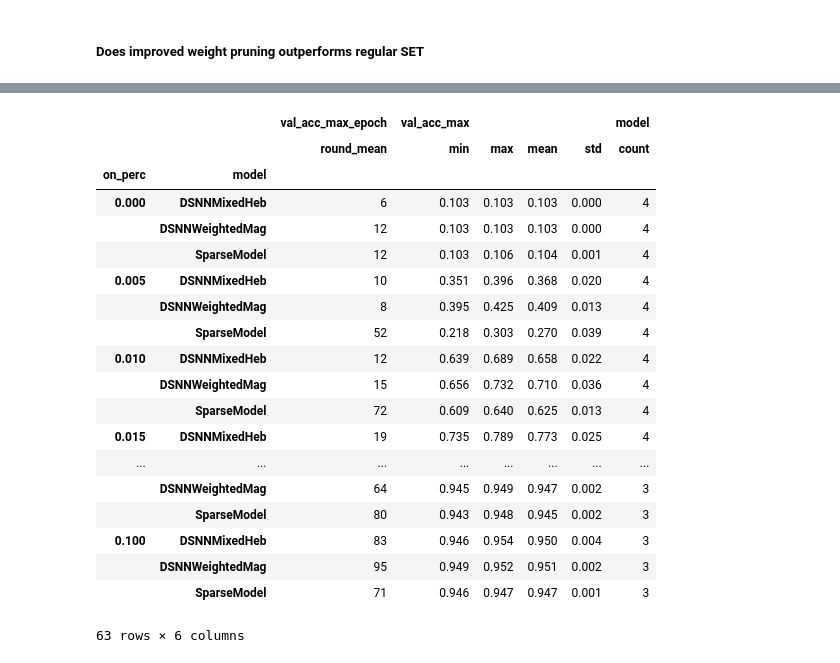
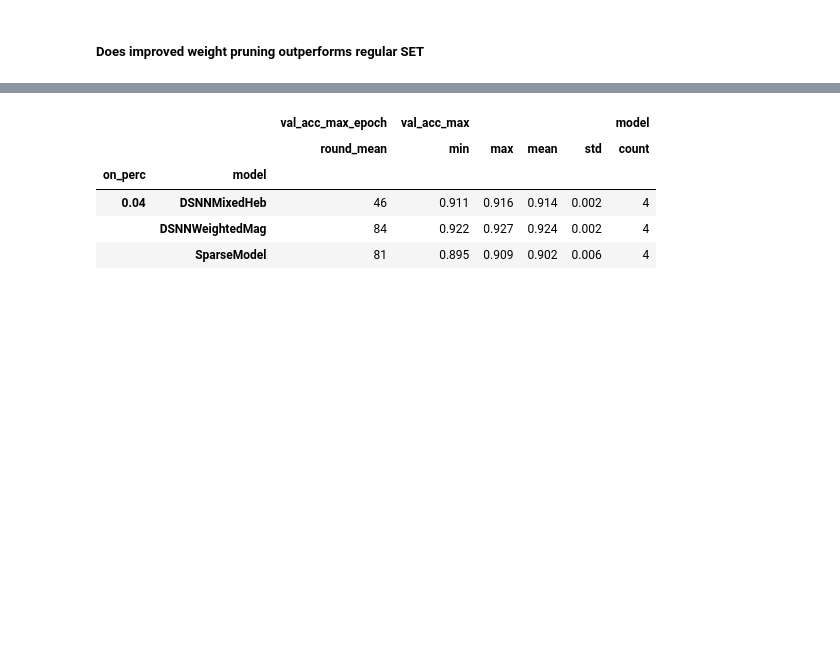
Before and after one commit to numenta/nupic.research, a Jupyter notebook: projects/dynamic_sparse/notebooks/ExperimentAnalysis-GSCSparser.ipynb, the cells around one changed output, grey strips where cells are left out. Cells and saved outputs as stored; diff of their text form; code cells hidden in the pictures; blank space fills up the shorter version.

```diff
--- a/projects/dynamic_sparse/notebooks/ExperimentAnalysis-GSCSparser.ipynb
+++ b/projects/dynamic_sparse/notebooks/ExperimentAnalysis-GSCSparser.ipynb
@@ -233,26 +234,12 @@ agg(['on_perc'])
 # %%
-agg(['on_perc', 'model'])
+agg(['on_perc', 'model'], df['on_perc'] == 0.04)
 # %% [output]
 |  |  | val_acc_max_epoch | val_acc_max |  |  |  | model |
 |  |  | round_mean | min | max | mean | std | count |
 | on_perc | model |  |  |  |  |  |  |
-| 0.000 | DSNNMixedHeb | 6 | 0.103 | 0.103 | 0.103 | 0.000 | 4 |
-|  | DSNNWeightedMag | 12 | 0.103 | 0.103 | 0.103 | 0.000 | 4 |
-|  | SparseModel | 12 | 0.103 | 0.106 | 0.104 | 0.001 | 4 |
-| 0.005 | DSNNMixedHeb | 10 | 0.351 | 0.396 | 0.368 | 0.020 | 4 |
-|  | DSNNWeightedMag | 8 | 0.395 | 0.425 | 0.409 | 0.013 | 4 |
-|  | SparseModel | 52 | 0.218 | 0.303 | 0.270 | 0.039 | 4 |
-| 0.010 | DSNNMixedHeb | 12 | 0.639 | 0.689 | 0.658 | 0.022 | 4 |
-|  | DSNNWeightedMag | 15 | 0.656 | 0.732 | 0.710 | 0.036 | 4 |
-|  | SparseModel | 72 | 0.609 | 0.640 | 0.625 | 0.013 | 4 |
-| 0.015 | DSNNMixedHeb | 19 | 0.735 | 0.789 | 0.773 | 0.025 | 4 |
-| ... | ... | ... | ... | ... | ... | ... | ... |
-|  | DSNNWeightedMag | 64 | 0.945 | 0.949 | 0.947 | 0.002 | 3 |
-|  | SparseModel | 80 | 0.943 | 0.948 | 0.945 | 0.002 | 3 |
-| 0.100 | DSNNMixedHeb | 83 | 0.946 | 0.954 | 0.950 | 0.004 | 3 |
-|  | DSNNWeightedMag | 95 | 0.949 | 0.952 | 0.951 | 0.002 | 3 |
-|  | SparseModel | 71 | 0.946 | 0.947 | 0.947 | 0.001 | 3 |
+| 0.04 | DSNNMixedHeb | 46 | 0.911 | 0.916 | 0.914 | 0.002 | 4 |
+|  | DSNNWeightedMag | 84 | 0.922 | 0.927 | 0.924 | 0.002 | 4 |
+|  | SparseModel | 81 | 0.895 | 0.909 | 0.902 | 0.006 | 4 |
-63 rows × 6 columns
 # %%
 # translate model names
 rcParams['figure.figsize'] = 16, 8
```
Also changed, not shown: parts of 17 cells of this notebook, 9 other files.
